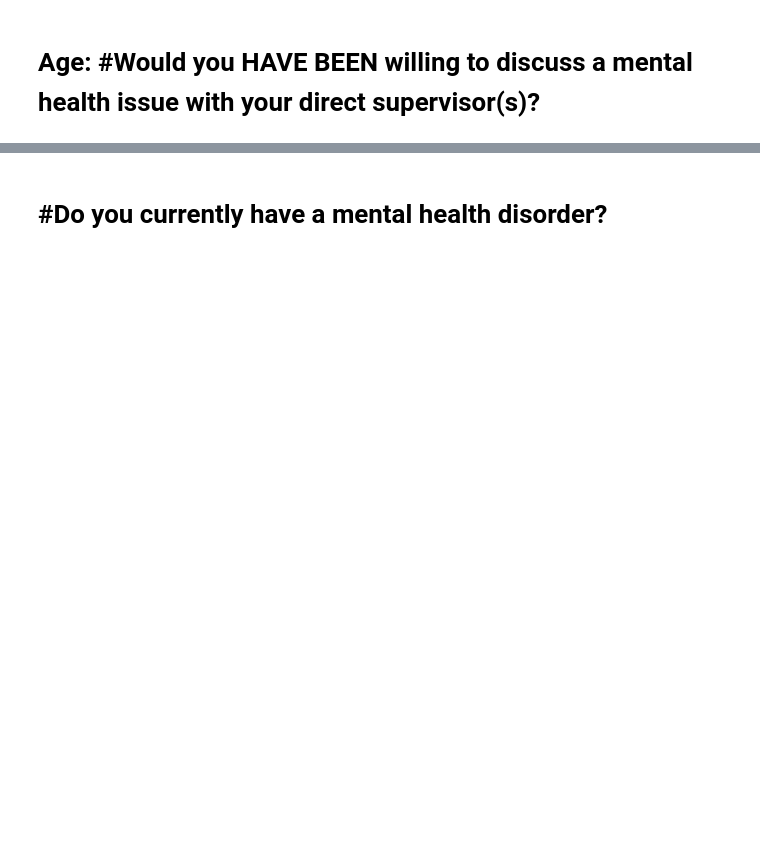
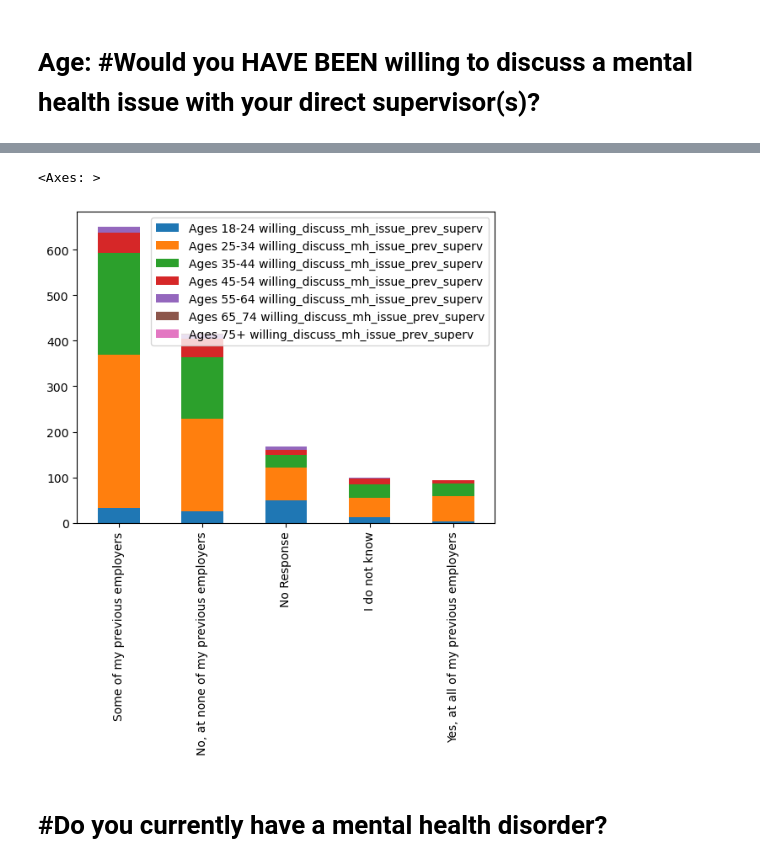
Before and after one commit to SecondHandSushi/Project-1-Mental-Tech, a Jupyter notebook: Project-1.ipynb, the cells around one changed output, grey strips where cells are left out. Cells and saved outputs as stored; diff of their text form; code cells hidden in the pictures; blank space fills up the shorter version.

```diff
--- a/Project-1.ipynb
+++ b/Project-1.ipynb
@@ -515,6 +521,11 @@ ages_willing_discuss_mh_issue_prev_superv_df.head()
 | No Response | 49 | 73 | 27 | 12 | ... |
 | I do not know | 12 | 43 | 29 | 13 | ... |
 | Yes, at all of my previous employers | 3 | 56 | 27 | 7 | ... |
+# %%
+ages_willing_discuss_mh_issue_prev_superv_df.plot.bar(stacked=True)
+# %% [output]
+<Axes: >
+[figure, added]
 # %% [markdown]
 # #Do you currently have a mental health disorder?
 # %%
```
Also changed, not shown: parts of 5 cells of this notebook.
